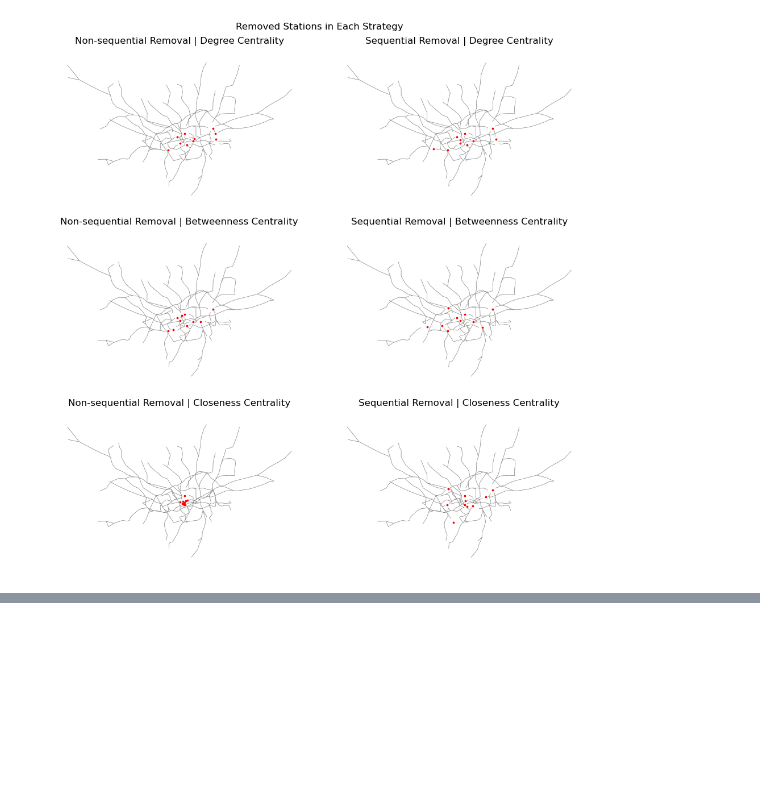
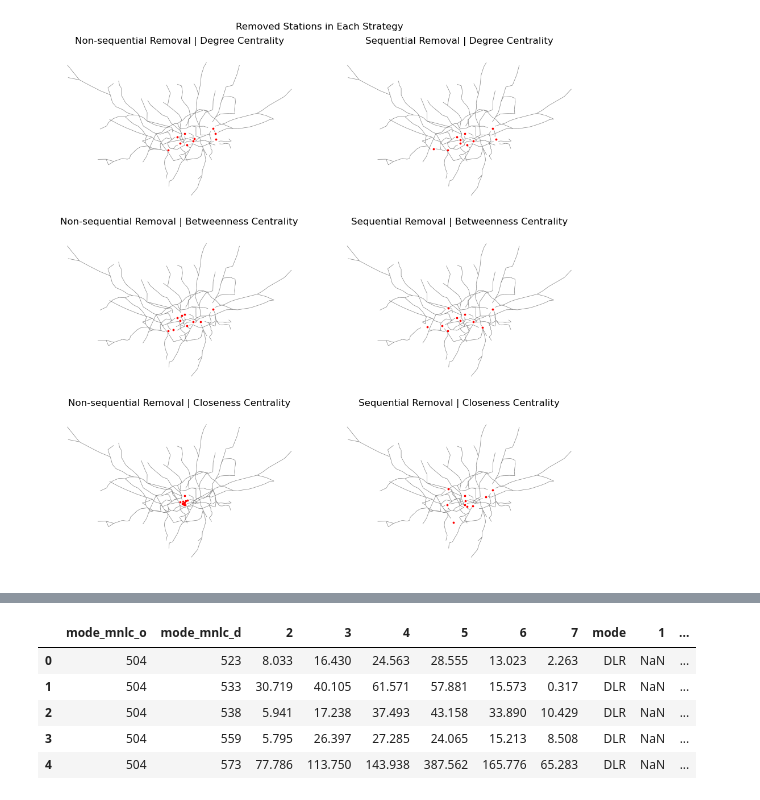
Before and after one commit to sokimura39/Urban_Simulation_Report, a Jupyter notebook: 01_network_analysis.ipynb, the cells around one changed output, grey strips where cells are left out. Cells and saved outputs as stored; diff of their text form; code cells hidden in the pictures; blank space fills up the shorter version.

```diff
--- a/01_network_analysis.ipynb
+++ b/01_network_analysis.ipynb
@@ -822,0 +832,26 @@ plt.show()
+# %%
+# create a list of all the different files we need
+OD_files = ['NBT19MTT2b_od__DLR_tb_wf.csv',
+         'NBT19MTT2b_od__EZL_tb_wf.csv',
+         'NBT19MTT2b_od__LO_tb_wf.csv',
+         'NBT19MTT2b_od__LU_tb_wf.csv']
+
+# create an empty list to store dataframes for each file
+dfs = []
+
+# iterate through our files list, read the file and append to our dataframe list
+for file in OD_files:
+    dfs.append(pd.read_csv('data/network/' + file))
+
+# merge all dataframes
+london_OD = pd.concat(dfs, ignore_index=True)
+
+# take a look at our data
+london_OD.head()
+# %% [output]
+|  | mode_mnlc_o | mode_mnlc_d | 2 | 3 | 4 | 5 | 6 | 7 | mode | 1 | ... |
+| 0 | 504 | 523 | 8.033 | 16.430 | 24.563 | 28.555 | 13.023 | 2.263 | DLR | NaN | ... |
+| 1 | 504 | 533 | 30.719 | 40.105 | 61.571 | 57.881 | 15.573 | 0.317 | DLR | NaN | ... |
+| 2 | 504 | 538 | 5.941 | 17.238 | 37.493 | 43.158 | 33.890 | 10.429 | DLR | NaN | ... |
+| 3 | 504 | 559 | 5.795 | 26.397 | 27.285 | 24.065 | 15.213 | 8.508 | DLR | NaN | ... |
+| 4 | 504 | 573 | 77.786 | 113.750 | 143.938 | 387.562 | 165.776 | 65.283 | DLR | NaN | ... |
```
Also changed, not shown: parts of 20 cells of this notebook, 3 other files.
